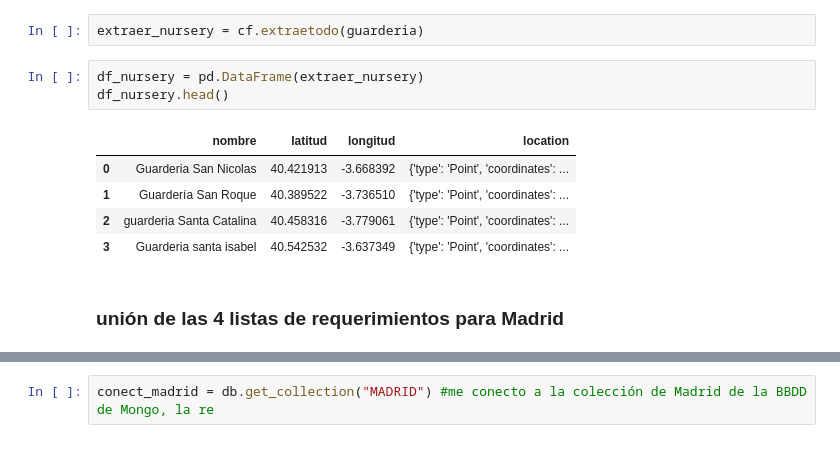
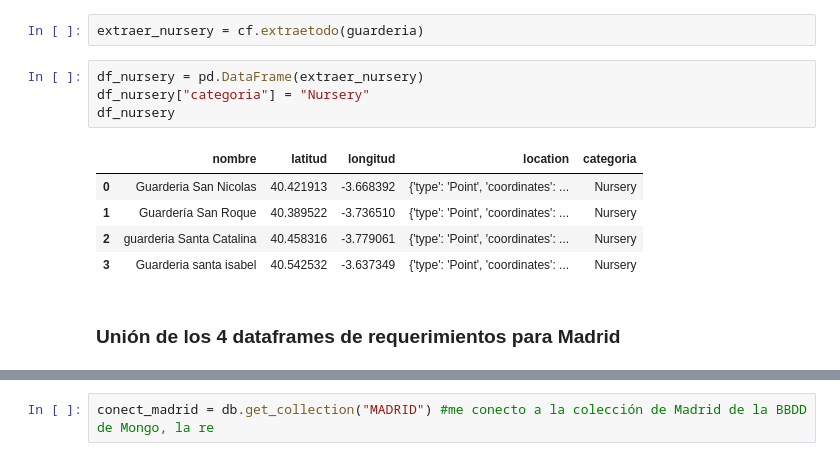
Before and after one commit to Beapsp/Geospatial-data-project, a Jupyter notebook: notebook/Untitled.ipynb, the cells around one changed output, grey strips where cells are left out. Drawn from its saved outputs; the diff is of its cells as text.

```diff
--- a/notebook/Untitled.ipynb
+++ b/notebook/Untitled.ipynb
@@ -256,13 +169,14 @@ guarderia = nursery["response"]["venues"]
 extraer_nursery = cf.extraetodo(guarderia)
 # %%
 df_nursery = pd.DataFrame(extraer_nursery)
-df_nursery.head()
+df_nursery["categoria"] = "Nursery"
+df_nursery
 # %% [output]
-|  | nombre | latitud | longitud | location |
-| 0 | Guarderia San Nicolas | 40.421913 | -3.668392 | {'type': 'Point', 'coordinates': ... |
-| 1 | Guardería San Roque | 40.389522 | -3.736510 | {'type': 'Point', 'coordinates': ... |
-| 2 | guarderia Santa Catalina | 40.458316 | -3.779061 | {'type': 'Point', 'coordinates': ... |
-| 3 | Guarderia santa isabel | 40.542532 | -3.637349 | {'type': 'Point', 'coordinates': ... |
+|  | nombre | latitud | longitud | location | categoria |
+| 0 | Guarderia San Nicolas | 40.421913 | -3.668392 | {'type': 'Point', 'coordinates': ... | Nursery |
+| 1 | Guardería San Roque | 40.389522 | -3.736510 | {'type': 'Point', 'coordinates': ... | Nursery |
+| 2 | guarderia Santa Catalina | 40.458316 | -3.779061 | {'type': 'Point', 'coordinates': ... | Nursery |
+| 3 | Guarderia santa isabel | 40.542532 | -3.637349 | {'type': 'Point', 'coordinates': ... | Nursery |
 # %% [markdown]
-### unión de las 4 listas de requerimientos para Madrid
+### Unión de los 4 dataframes de requerimientos para Madrid
 # %%
```
Also changed, not shown: parts of 149 cells of this notebook, 3 other files.
